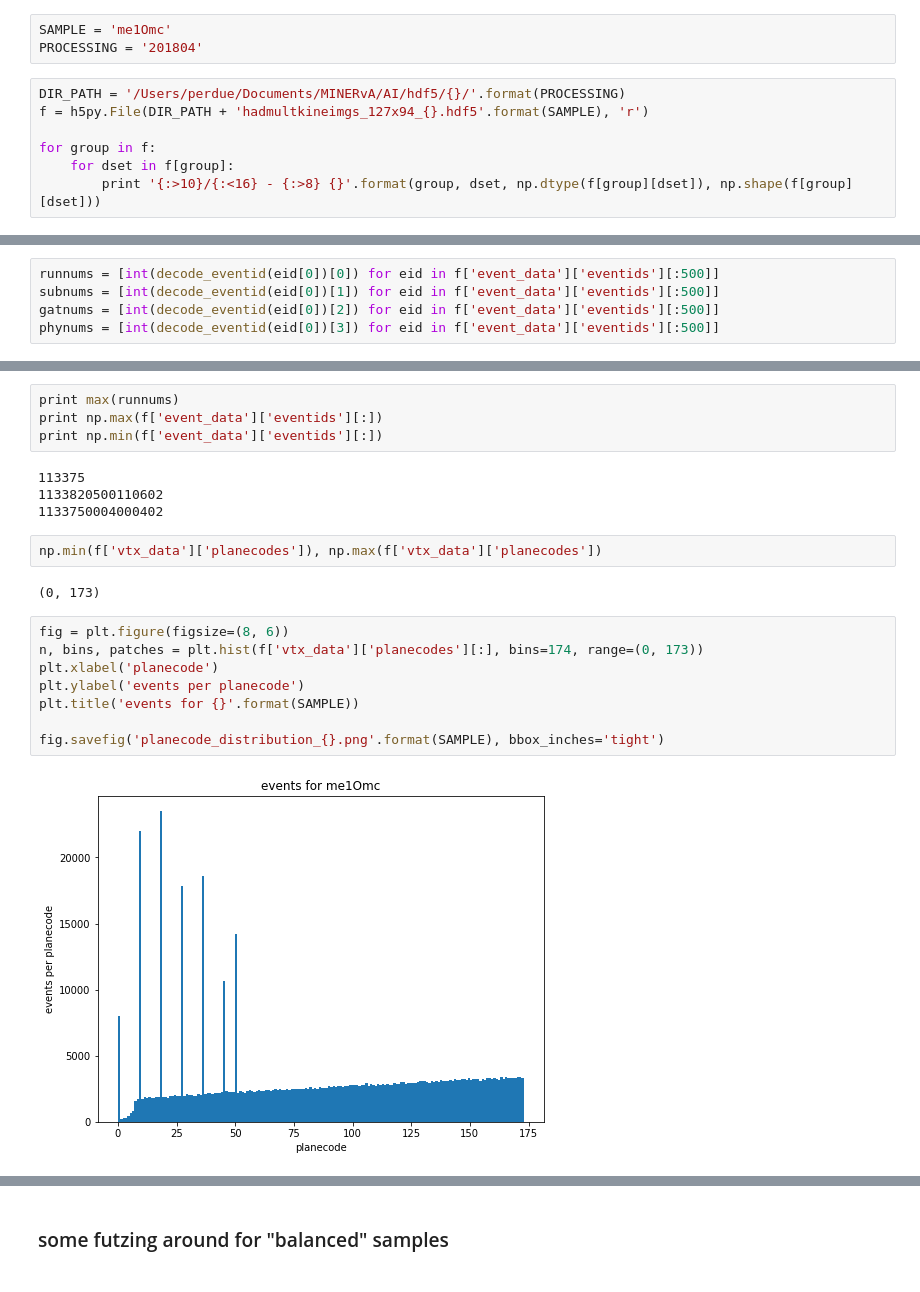
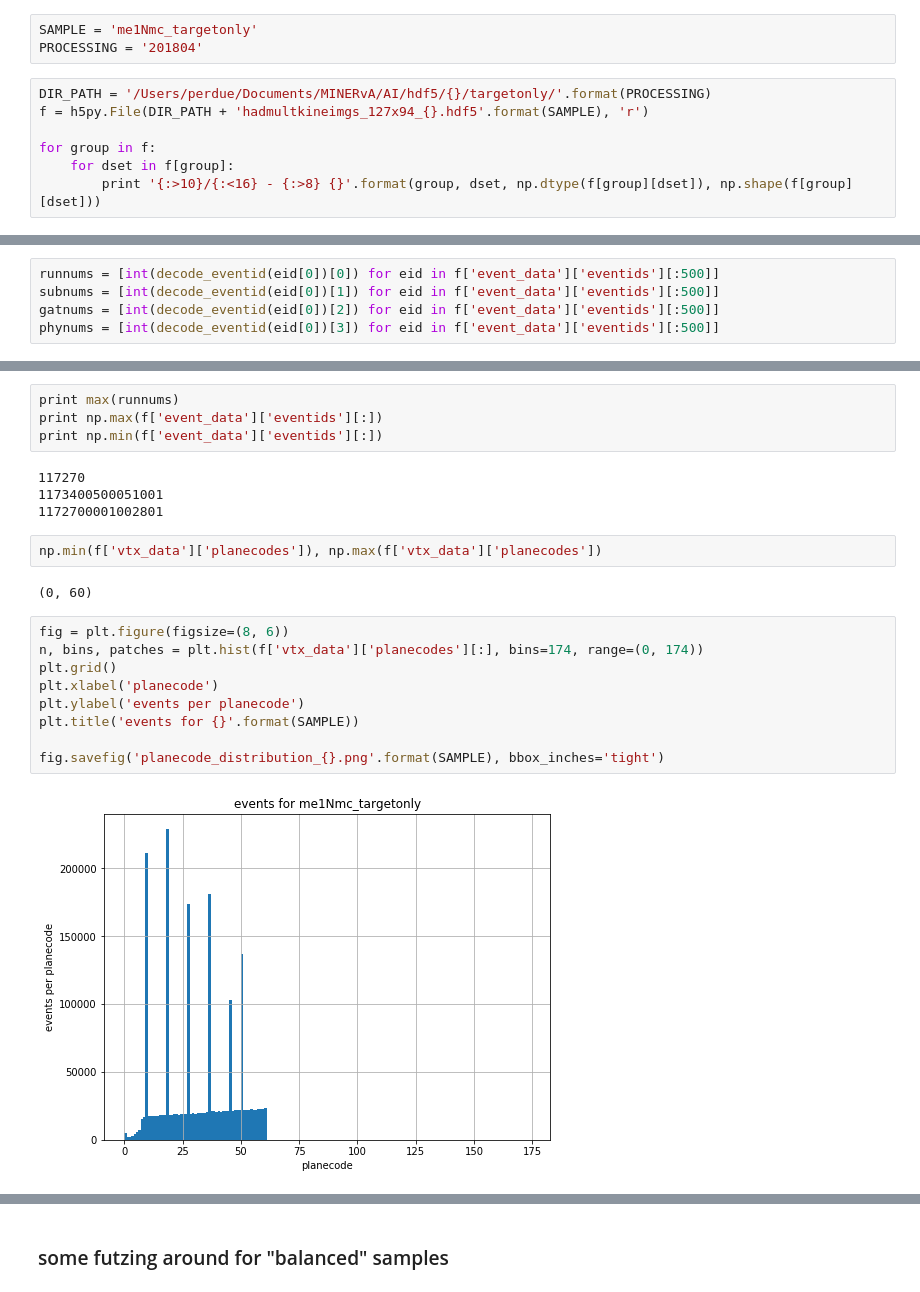
Before and after one commit to gnperdue/JupyterNotebooks, a Jupyter notebook: ANNMINERvA/visualize_planecode_occupancy_stats.ipynb, the cells around one changed output, grey strips where cells are left out. Drawn from its saved outputs; the diff is of its cells as text.

```diff
--- a/ANNMINERvA/visualize_planecode_occupancy_stats.ipynb
+++ b/ANNMINERvA/visualize_planecode_occupancy_stats.ipynb
@@ -11,10 +11,10 @@ from evtid_utils import decode_eventid
 # %% [output]
 ['', '/Users/perdue/miniconda2/envs/py2mnv_pda/lib/python27.zip', '/Users/perdue/miniconda2/envs/py2mnv_pda/lib/python2.7', '/Users/perdue/miniconda2/envs/py2mnv_pda/lib/python2.7/plat-darwin', '/User ...
 # %%
-SAMPLE = 'me1Omc'
+SAMPLE = 'me1Nmc_targetonly'
 PROCESSING = '201804'
 # %%
-DIR_PATH = '/Users/perdue/Documents/MINERvA/AI/hdf5/{}/'.format(PROCESSING)
+DIR_PATH = '/Users/perdue/Documents/MINERvA/AI/hdf5/{}/targetonly/'.format(PROCESSING)
 f = h5py.File(DIR_PATH + 'hadmultkineimgs_127x94_{}.hdf5'.format(SAMPLE), 'r')
 
 for group in f:
@@ -112,20 +112,21 @@ print max(runnums)
 print np.max(f['event_data']['eventids'][:])
 print np.min(f['event_data']['eventids'][:])
 # %% [output]
-113375
-1133820500110602
-1133750004000402
+117270
+1173400500051001
+1172700001002801
 # %%
 np.min(f['vtx_data']['planecodes']), np.max(f['vtx_data']['planecodes'])
 # %% [output]
-(0, 173)
+(0, 60)
 # %%
 fig = plt.figure(figsize=(8, 6))
-n, bins, patches = plt.hist(f['vtx_data']['planecodes'][:], bins=174, range=(0, 173))
+n, bins, patches = plt.hist(f['vtx_data']['planecodes'][:], bins=174, range=(0, 174))
+plt.grid()
 plt.xlabel('planecode')
 plt.ylabel('events per planecode')
 plt.title('events for {}'.format(SAMPLE))
 
 fig.savefig('planecode_distribution_{}.png'.format(SAMPLE), bbox_inches='tight')
 # %% [output]
-[figure, old version]
+[figure, new version]
```
Also changed, not shown: parts of 26 cells of this notebook, 2 other files.
